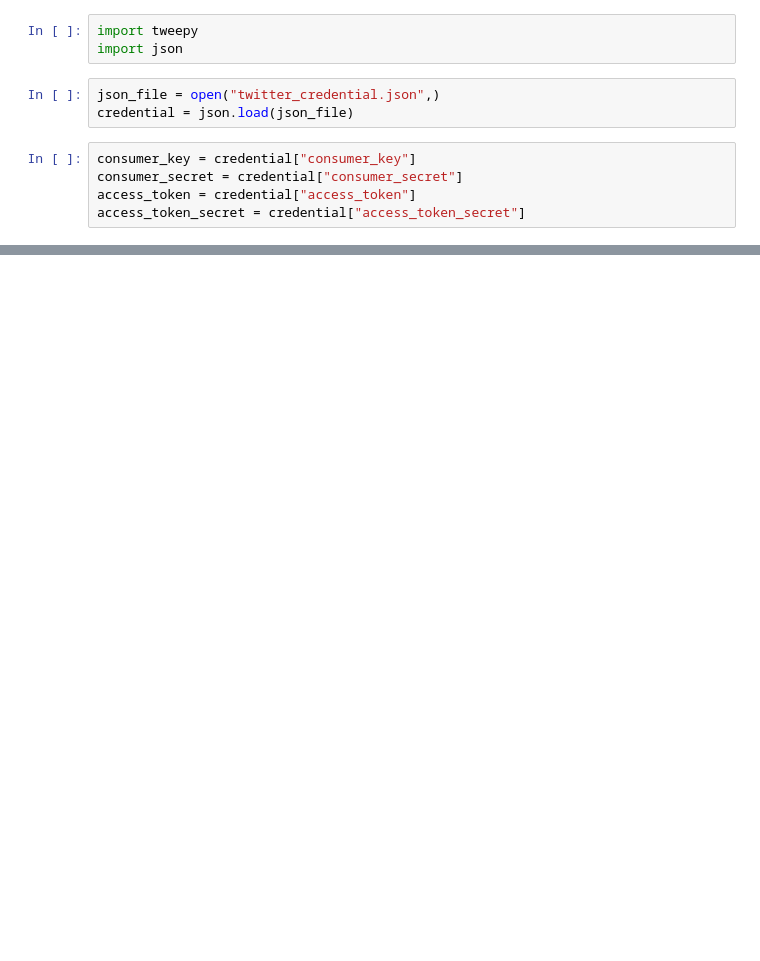
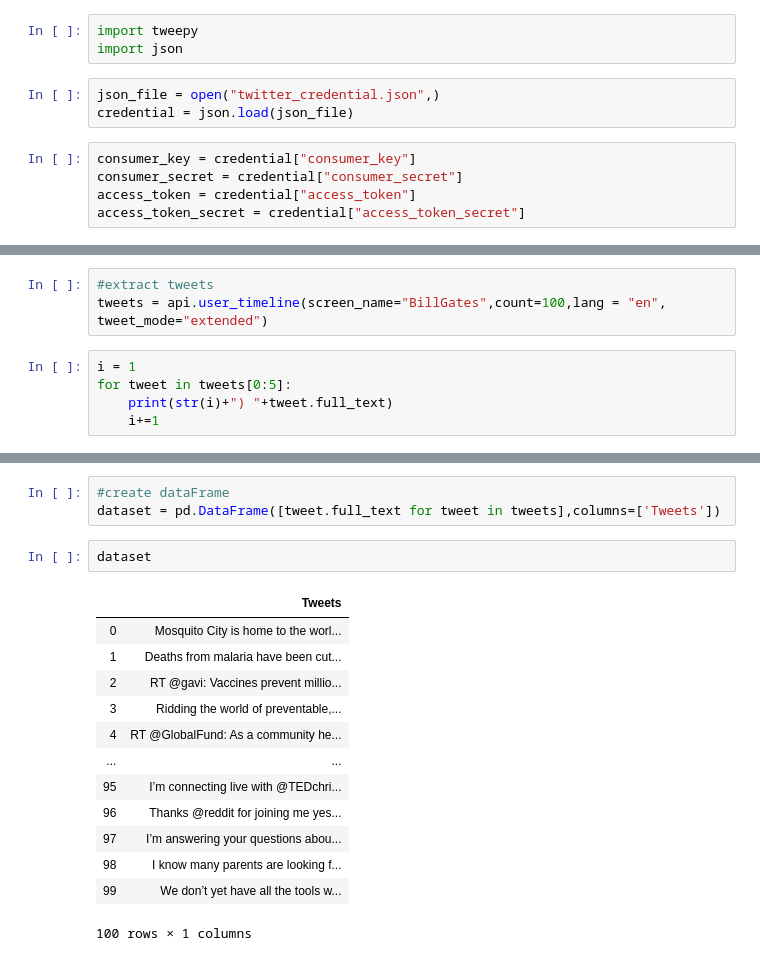
Before and after one commit to Princeshaw/Twitter-Sentiment-Analysis, a Jupyter notebook: twitter_analysis.ipynb, the cells around one changed output, grey strips where cells are left out. Saved outputs shown, nothing was run; the diff lists cells and outputs as text; blank space fills up the shorter version.

```diff
--- a/twitter_analysis.ipynb
+++ b/twitter_analysis.ipynb
@@ -38,0 +45,8 @@ RT @RenGeekness: I want people who know little about Doctor Fate to keep it that
+# %%
+#extract tweets
+tweets = api.user_timeline(screen_name="BillGates",count=100,lang = "en", tweet_mode="extended")
+# %%
+i = 1
+for tweet in tweets[0:5]:
+    print(str(i)+") "+tweet.full_text)
+    i+=1
@@ -38,0 +63,19 @@ RT @RenGeekness: I want people who know little about Doctor Fate to keep it that
+# %%
+#create dataFrame
+dataset = pd.DataFrame([tweet.full_text for tweet in tweets],columns=['Tweets'])
+# %%
+dataset
+# %% [output]
+|  | Tweets |
+| 0 | Mosquito City is home to the worl... |
+| 1 | Deaths from malaria have been cut... |
+| 2 | RT @gavi: Vaccines prevent millio... |
+| 3 | Ridding the world of preventable,... |
+| 4 | RT @GlobalFund: As a community he... |
+| ... | ... |
+| 95 | I’m connecting live with @TEDchri... |
+| 96 | Thanks @reddit for joining me yes... |
+| 97 | I’m answering your questions abou... |
+| 98 | I know many parents are looking f... |
+| 99 | We don’t yet have all the tools w... |
+100 rows × 1 columns
```
Also changed, not shown: parts of 11 cells of this notebook.
